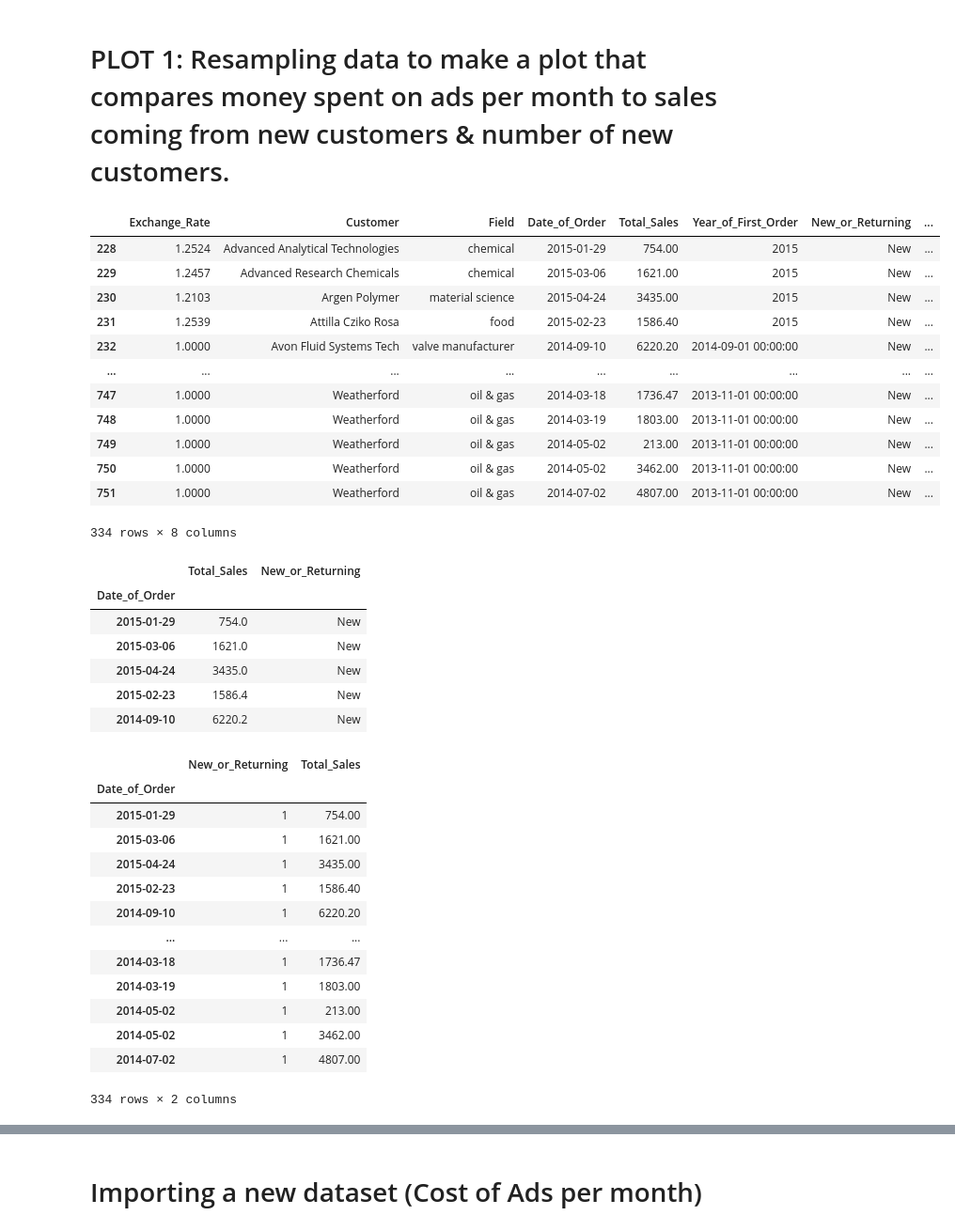
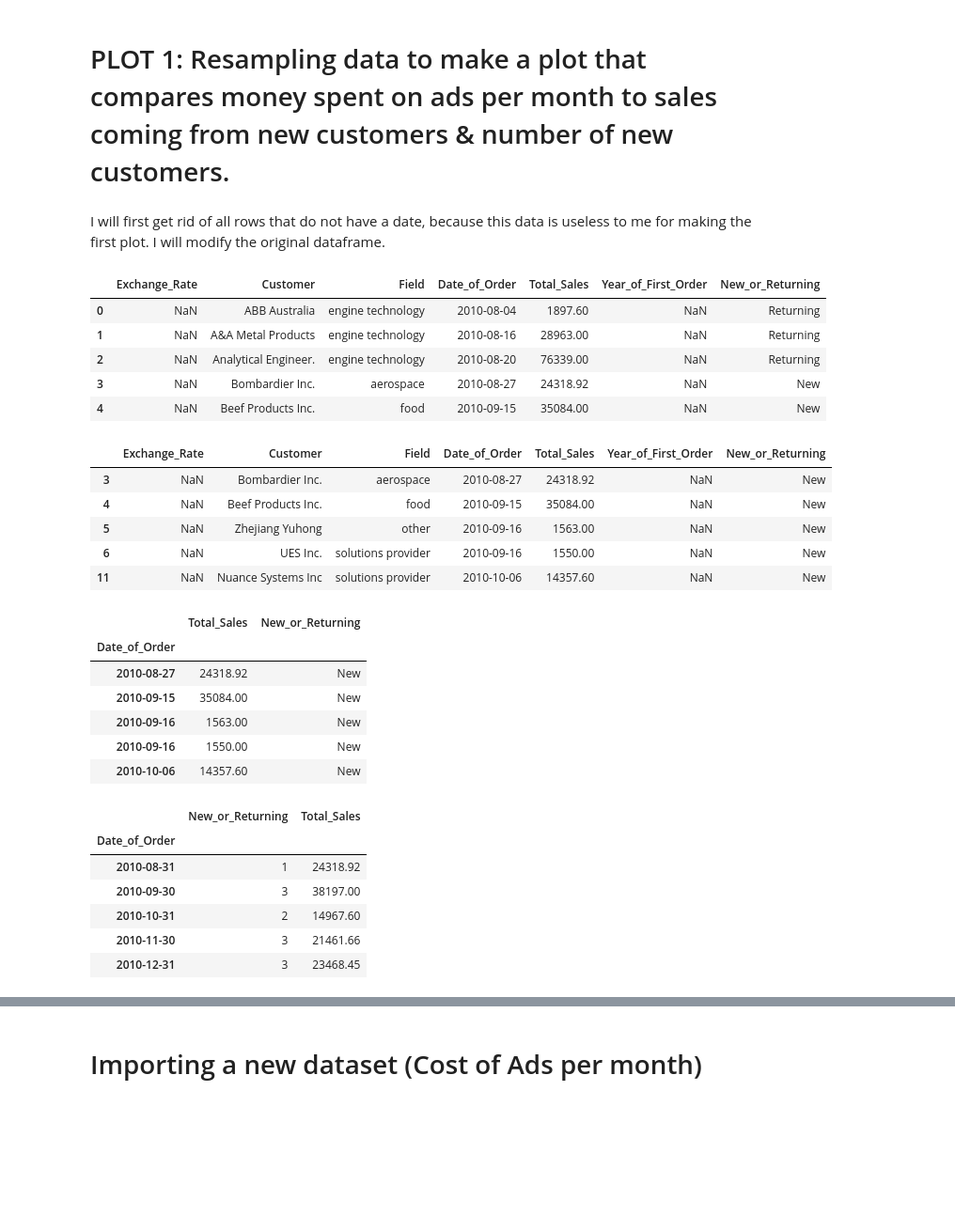
Before and after one commit to chamanbharti/Final_Project_on_Marketing, a Jupyter notebook: Final Project on Marketing/src/Project on Marketing.ipynb, the cells around one changed output, grey strips where cells are left out. Shown at 94% size. Saved outputs shown, nothing was run; the diff lists cells and outputs as text; code cells hidden in the pictures; blank space fills up the shorter version.

```diff
--- a/Final Project on Marketing/src/Project on Marketing.ipynb
+++ b/Final Project on Marketing/src/Project on Marketing.ipynb
@@ -10,7 +10,7 @@ import matplotlib.pyplot as plt
 
 #limits amount of lines pandas prints out
 from pandas import set_option
-set_option('display.max_rows', 10)
+set_option('display.max_rows', 100)
 # %% [markdown]
 # Importing and Cleaning Data
 # %%
@@ -59,23 +57,29 @@ Sales_df1.head()
 # %% [markdown]
 # PLOT 1: Resampling data to make a plot that compares money spent on ads per month to sales coming from new customers & number of new customers.
+# %% [markdown]
+I will first get rid of all rows that do not have a date, because this data is useless to me for making the first plot. I will modify the original dataframe.
+# %%
+# Deleting all rows that do not have a value in the Date_of_Order column
+Dates_df = Sales_df[Sales_df.Date_of_Order.notnull()]
+Dates_df.head()
+# %% [output]
+|  | Exchange_Rate | Customer | Field | Date_of_Order | Total_Sales | Year_of_First_Order | New_or_Returning |
+| 0 | NaN | ABB Australia | engine technology | 2010-08-04 | 1897.60 | NaN | Returning |
+| 1 | NaN | A&A Metal Products | engine technology | 2010-08-16 | 28963.00 | NaN | Returning |
+| 2 | NaN | Analytical Engineer. | engine technology | 2010-08-20 | 76339.00 | NaN | Returning |
+| 3 | NaN | Bombardier Inc. | aerospace | 2010-08-27 | 24318.92 | NaN | New |
+| 4 | NaN | Beef Products Inc. | food | 2010-09-15 | 35084.00 | NaN | New |
 # %%
 # Deleting all rows of sales from returning customers
-New_customers = Sales_df1.groupby(['New_or_Returning']).get_group('New')
-New_customers
+New_customers = Dates_df.groupby(['New_or_Returning']).get_group('New')
+New_customers.head()
 # %% [output]
-|  | Exchange_Rate | Customer | Field | Date_of_Order | Total_Sales | Year_of_First_Order | New_or_Returning | ... |
-| 228 | 1.2524 | Advanced Analytical Technologies | chemical | 2015-01-29 | 754.00 | 2015 | New | ... |
-| 229 | 1.2457 | Advanced Research Chemicals | chemical | 2015-03-06 | 1621.00 | 2015 | New | ... |
-| 230 | 1.2103 | Argen Polymer | material science | 2015-04-24 | 3435.00 | 2015 | New | ... |
-| 231 | 1.2539 | Attilla Cziko Rosa | food | 2015-02-23 | 1586.40 | 2015 | New | ... |
-| 232 | 1.0000 | Avon Fluid Systems Tech | valve manufacturer | 2014-09-10 | 6220.20 | 2014-09-01 00:00:00 | New | ... |
-| ... | ... | ... | ... | ... | ... | ... | ... | ... |
-| 747 | 1.0000 | Weatherford | oil & gas | 2014-03-18 | 1736.47 | 2013-11-01 00:00:00 | New | ... |
-| 748 | 1.0000 | Weatherford | oil & gas | 2014-03-19 | 1803.00 | 2013-11-01 00:00:00 | New | ... |
-| 749 | 1.0000 | Weatherford | oil & gas | 2014-05-02 | 213.00 | 2013-11-01 00:00:00 | New | ... |
-| 750 | 1.0000 | Weatherford | oil & gas | 2014-05-02 | 3462.00 | 2013-11-01 00:00:00 | New | ... |
-| 751 | 1.0000 | Weatherford | oil & gas | 2014-07-02 | 4807.00 | 2013-11-01 00:00:00 | New | ... |
+|  | Exchange_Rate | Customer | Field | Date_of_Order | Total_Sales | Year_of_First_Order | New_or_Returning |
+| 3 | NaN | Bombardier Inc. | aerospace | 2010-08-27 | 24318.92 | NaN | New |
+| 4 | NaN | Beef Products Inc. | food | 2010-09-15 | 35084.00 | NaN | New |
+| 5 | NaN | Zhejiang Yuhong | other | 2010-09-16 | 1563.00 | NaN | New |
+| 6 | NaN | UES Inc. | solutions provider | 2010-09-16 | 1550.00 | NaN | New |
+| 11 | NaN | Nuance Systems Inc | solutions provider | 2010-10-06 | 14357.60 | NaN | New |
-334 rows × 8 columns
 # %%
 # Grabbing 3 columns from the dataset and setting the index to Date of order.
 Resampled_ind = New_customers[['Date_of_Order', 'Total_Sales', 'New_or_Returning']].set_index('Date_of_Order')
@@ -83,27 +87,21 @@ Resampled_ind.head()
 # %% [output]
 |  | Total_Sales | New_or_Returning |
 | Date_of_Order |  |  |
-| 2015-01-29 | 754.0 | New |
-| 2015-03-06 | 1621.0 | New |
-| 2015-04-24 | 3435.0 | New |
-| 2015-02-23 | 1586.4 | New |
-| 2014-09-10 | 6220.2 | New |
+| 2010-08-27 | 24318.92 | New |
+| 2010-09-15 | 35084.00 | New |
+| 2010-09-16 | 1563.00 | New |
+| 2010-09-16 | 1550.00 | New |
+| 2010-10-06 | 14357.60 | New |
 # %%
 # Replacing the 'New' string with the number 1 so that they can be added later.
-Change_New = Resampled_ind[['New_or_Returning', 'Total_Sales']].replace(['New'], [1])
-Change_New
+# And data is downsampled to month, taking the sum of the Sales and the new customers in each month.
+Index_Month= Resampled_ind[['New_or_Returning', 'Total_Sales']].replace(['New'], [1]).resample('M', how=('sum'))
+Index_Month.head()
 # %% [output]
 |  | New_or_Returning | Total_Sales |
 | Date_of_Order |  |  |
-| 2015-01-29 | 1 | 754.00 |
-| 2015-03-06 | 1 | 1621.00 |
-| 2015-04-24 | 1 | 3435.00 |
-| 2015-02-23 | 1 | 1586.40 |
-| 2014-09-10 | 1 | 6220.20 |
-| ... | ... | ... |
-| 2014-03-18 | 1 | 1736.47 |
-| 2014-03-19 | 1 | 1803.00 |
-| 2014-05-02 | 1 | 213.00 |
-| 2014-05-02 | 1 | 3462.00 |
-| 2014-07-02 | 1 | 4807.00 |
+| 2010-08-31 | 1 | 24318.92 |
+| 2010-09-30 | 3 | 38197.00 |
+| 2010-10-31 | 2 | 14967.60 |
+| 2010-11-30 | 3 | 21461.66 |
+| 2010-12-31 | 3 | 23468.45 |
-334 rows × 2 columns
```
Also changed, not shown: parts of 24 cells of this notebook.
